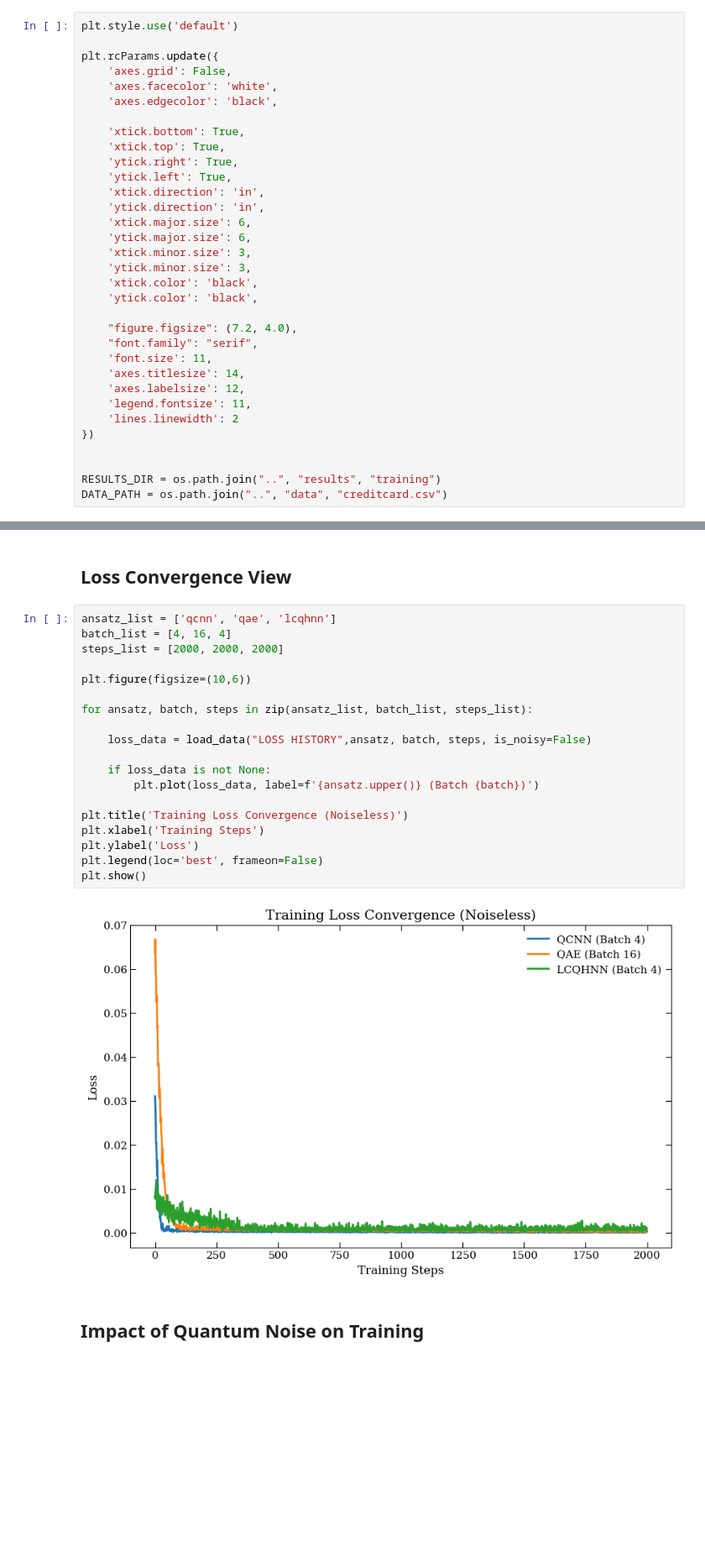
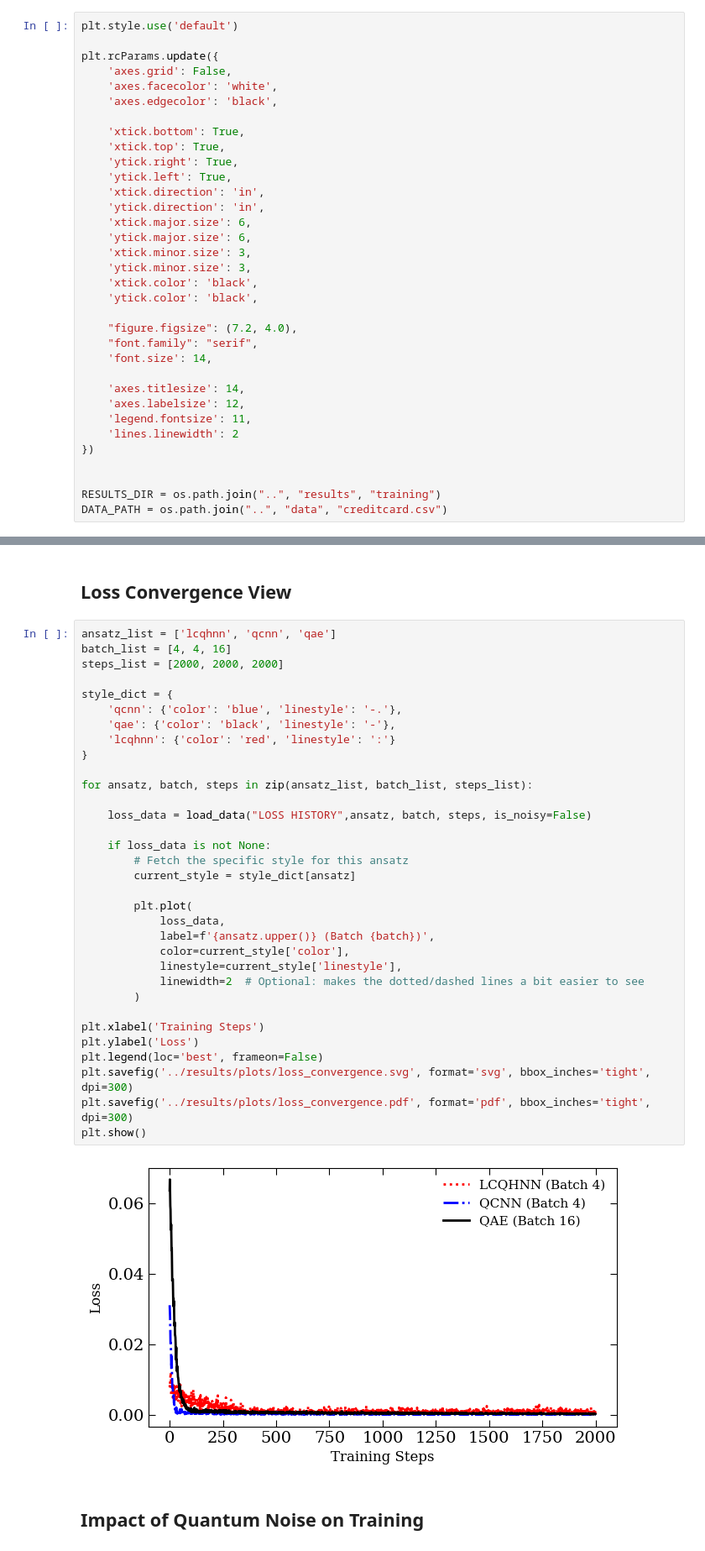
Before and after one commit to quantum-cesar-lab/HE-Quantum-Anomaly-Detection, a Jupyter notebook: notebooks/views.ipynb, the cells around one changed output, grey strips where cells are left out. Shown at 84% size. Cells and saved outputs as stored; diff of their text form; blank space fills up the shorter version.

Commit message:
feat: added proper plots folder in results and fixed views.ipynb

```diff
--- a/notebooks/views.ipynb
+++ b/notebooks/views.ipynb
@@ -31,7 +31,8 @@ plt.rcParams.update({
 
     "figure.figsize": (7.2, 4.0),
     "font.family": "serif",
-    'font.size': 11,
+    'font.size': 14,
+
     'axes.titlesize': 14,
     'axes.labelsize': 12,
     'legend.fontsize': 11,
@@ -107,26 +99,40 @@ def load_data(data_type="LOSS HISTORY", ansatz_name="QCNN", batch_size=4, steps=
 # %% [markdown]
 ## Loss Convergence View
 # %%
-ansatz_list = ['qcnn', 'qae', 'lcqhnn']
-batch_list = [4, 16, 4]
+ansatz_list = ['lcqhnn', 'qcnn', 'qae']
+batch_list = [4, 4, 16]
 steps_list = [2000, 2000, 2000]
 
-plt.figure(figsize=(10,6))
+style_dict = {
+    'qcnn': {'color': 'blue', 'linestyle': '-.'},
+    'qae': {'color': 'black', 'linestyle': '-'},
+    'lcqhnn': {'color': 'red', 'linestyle': ':'}
+}
 
 for ansatz, batch, steps in zip(ansatz_list, batch_list, steps_list):
 
     loss_data = load_data("LOSS HISTORY",ansatz, batch, steps, is_noisy=False)
 
     if loss_data is not None:
-        plt.plot(loss_data, label=f'{ansatz.upper()} (Batch {batch})')
+        # Fetch the specific style for this ansatz
+        current_style = style_dict[ansatz]
 
-plt.title('Training Loss Convergence (Noiseless)')
+        plt.plot(
+            loss_data,
+            label=f'{ansatz.upper()} (Batch {batch})',
+            color=current_style['color'],
+            linestyle=current_style['linestyle'],
+            linewidth=2  # Optional: makes the dotted/dashed lines a bit easier to see
+        )
+
 plt.xlabel('Training Steps')
 plt.ylabel('Loss')
 plt.legend(loc='best', frameon=False)
+plt.savefig('../results/plots/loss_convergence.svg', format='svg', bbox_inches='tight', dpi=300)
+plt.savefig('../results/plots/loss_convergence.pdf', format='pdf', bbox_inches='tight', dpi=300)
 plt.show()
 # %% [output]
-[figure, old version]
+[figure, new version]
 # %% [markdown]
 ## Impact of Quantum Noise on Training
 # %%
```
Also changed, not shown: parts of 4 cells of this notebook, 15 other files.
